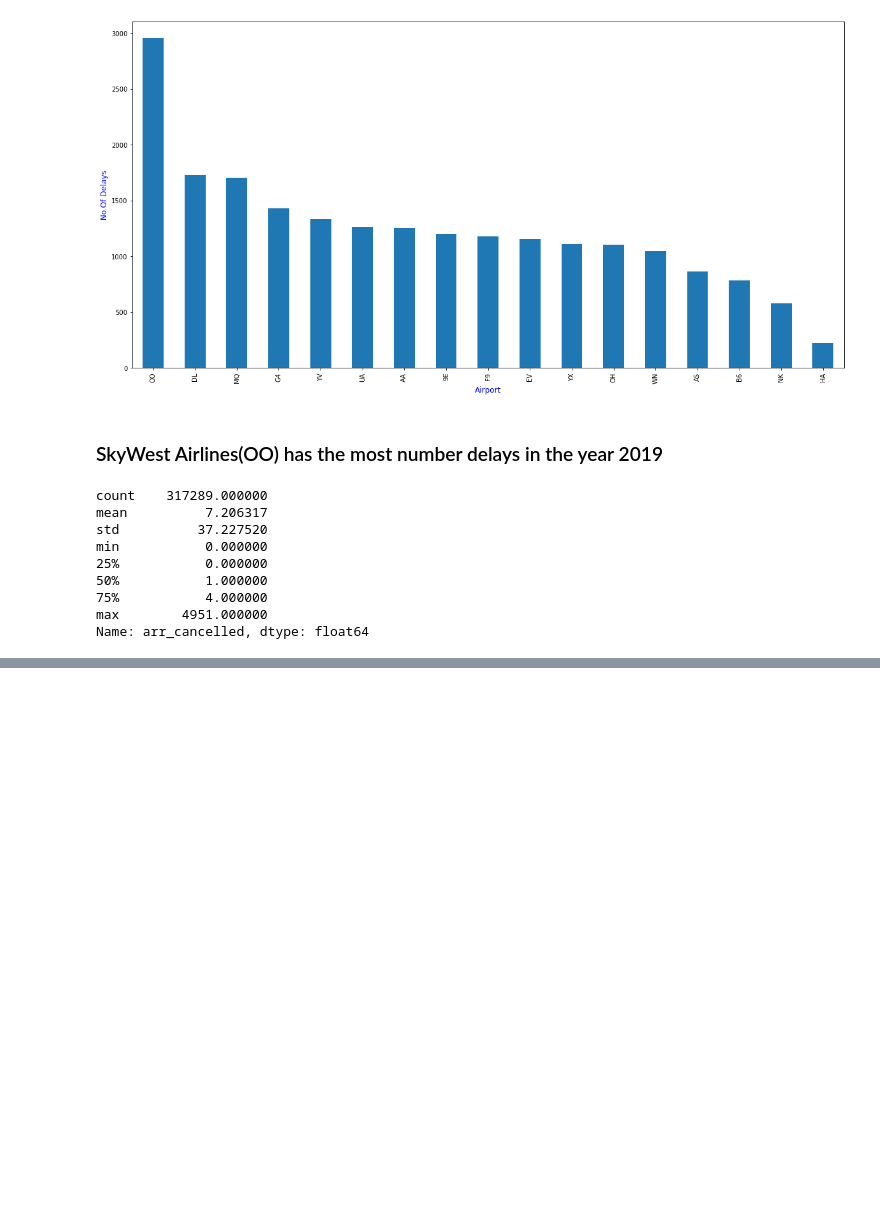
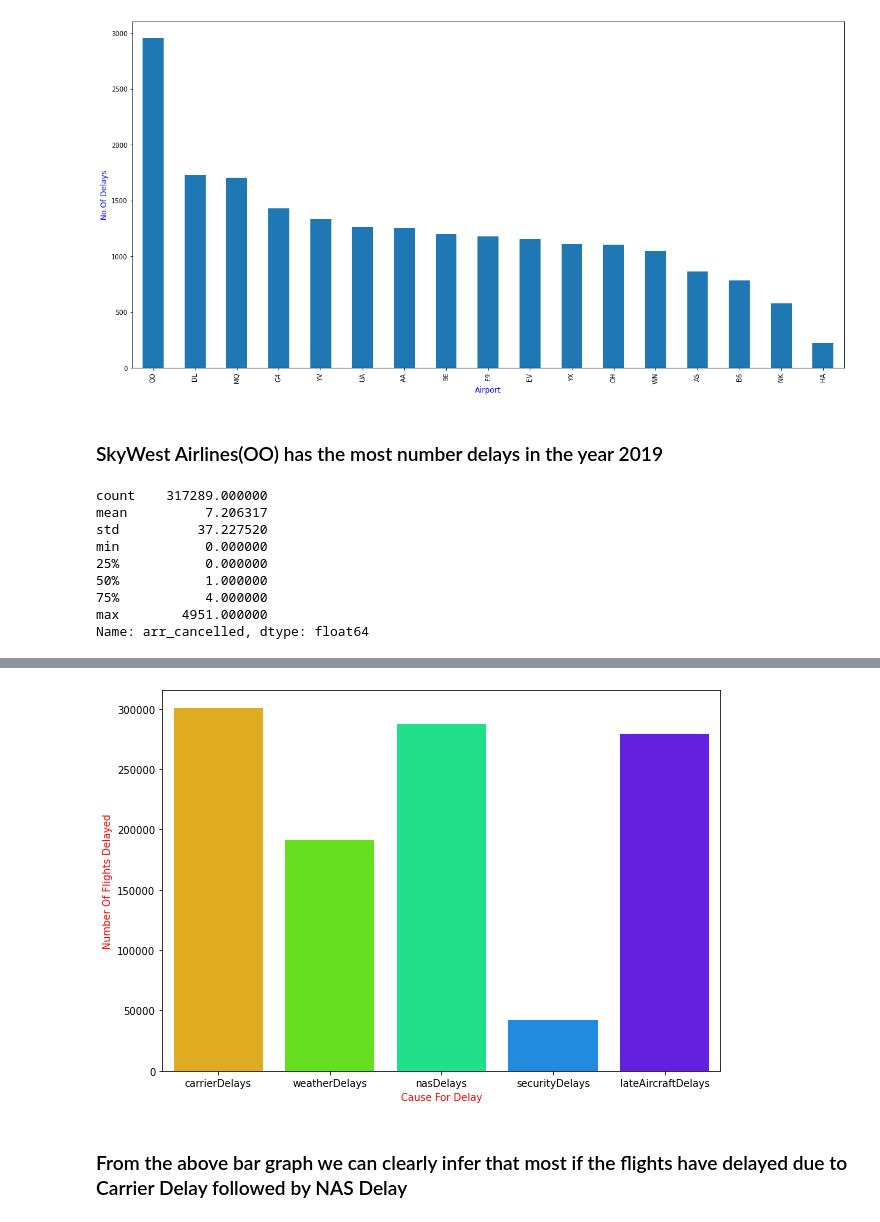
Before and after one commit to KunduruJayasimhareddy/USA-Airlines-Delay-Cause, a Jupyter notebook: EDA PROJECT.ipynb, the cells around one changed output, grey strips where cells are left out. Cells and saved outputs as stored; diff of their text form; code cells hidden in the pictures; blank space fills up the shorter version.

```diff
--- a/EDA PROJECT.ipynb
+++ b/EDA PROJECT.ipynb
@@ -435,0 +511,9 @@ plt.show()
+# %%
+securityDelays=len(df1[df1.security_delay > 0])
+# %%
+lateAircraftDelays=len(df1[df1.late_aircraft_delay > 0])
+# %%
+delays = [carrierDelays,weatherDelays,nasDelays,securityDelays,lateAircraftDelays]
+causes = ["carrierDelays","weatherDelays","nasDelays","securityDelays","lateAircraftDelays"]
+# %%
+df2 = pd.DataFrame(list(zip(causes,delays)),columns=["Cause","Total Delays"])
@@ -435,0 +529,12 @@ plt.show()
+# %%
+x=df2["Cause"]
+y=df2["Total Delays"]
+fig = plt.figure(figsize = (10, 7))
+sns.barplot(x,y,palette="gist_rainbow")
+plt.xlabel("Cause For Delay",color="red")
+plt.ylabel("Number Of Flights Delayed",color="red")
+plt.show()
+# %% [output]
+[figure, added]
+# %% [markdown]
+### From the above bar graph we can clearly infer that most if the flights have delayed due to Carrier Delay followed by NAS Delay
```
Also changed, not shown: parts of 53 cells of this notebook.
